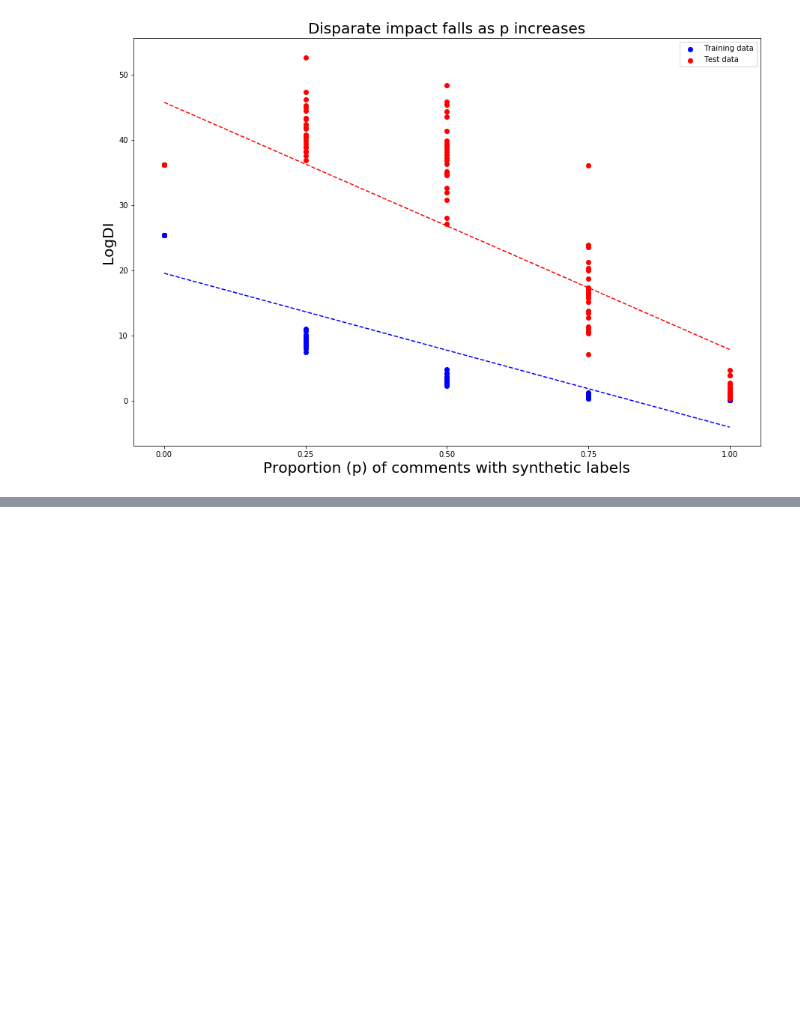
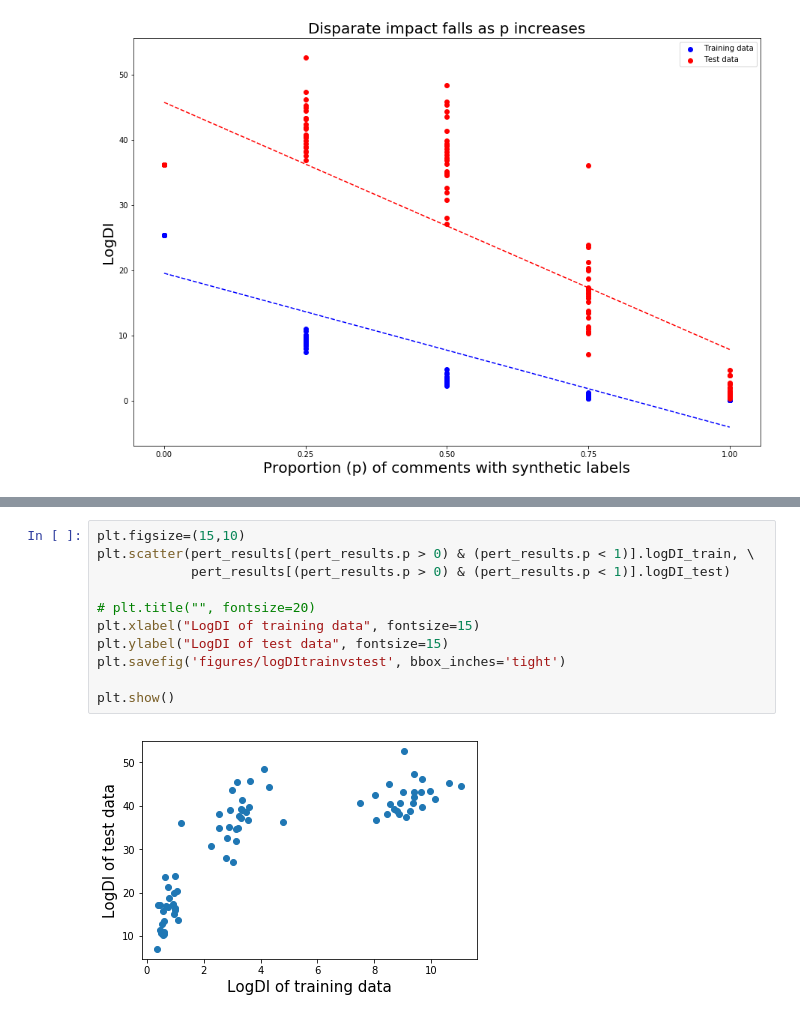
Before and after one commit to nehargupta/cs590_privacy_fairness, a Jupyter notebook: perturbations_graph1206.ipynb, the cells around one changed output, grey strips where cells are left out. Drawn from its saved outputs; the diff is of its cells as text; blank space fills up the shorter version.

Commit message:
The graph I've been waiting forgit add *! Now in perturbations_graph1206.IPYNB. And saved in figures/logDItrainvstest.PNG.

```diff
--- a/perturbations_graph1206.ipynb
+++ b/perturbations_graph1206.ipynb
@@ -40,0 +49,13 @@ plt.show()
+# %%
+plt.figsize=(15,10)
+plt.scatter(pert_results[(pert_results.p > 0) & (pert_results.p < 1)].logDI_train, \
+            pert_results[(pert_results.p > 0) & (pert_results.p < 1)].logDI_test)
+
+# plt.title("", fontsize=20)
+plt.xlabel("LogDI of training data", fontsize=15)
+plt.ylabel("LogDI of test data", fontsize=15)
+plt.savefig('figures/logDItrainvstest', bbox_inches='tight')
+
+plt.show()
+# %% [output]
+[figure, added]
```
Also changed, not shown: parts of 5 cells of this notebook, 1 other file.
